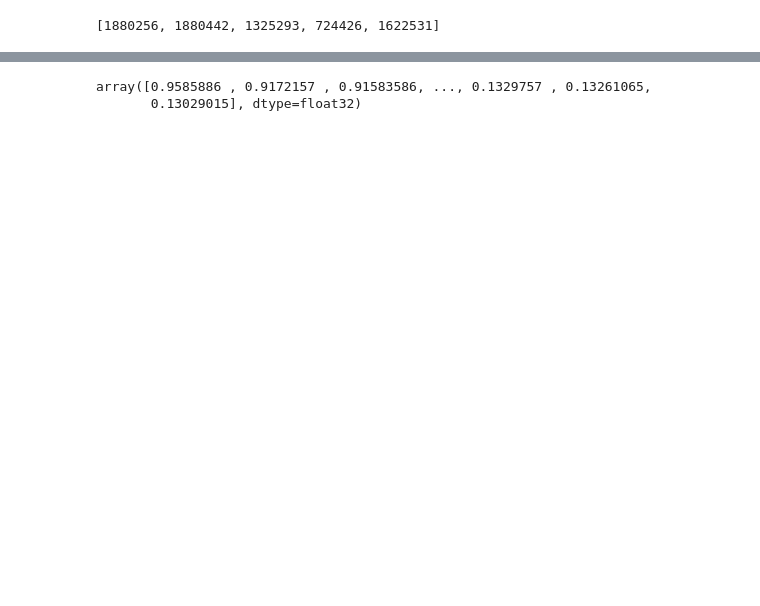
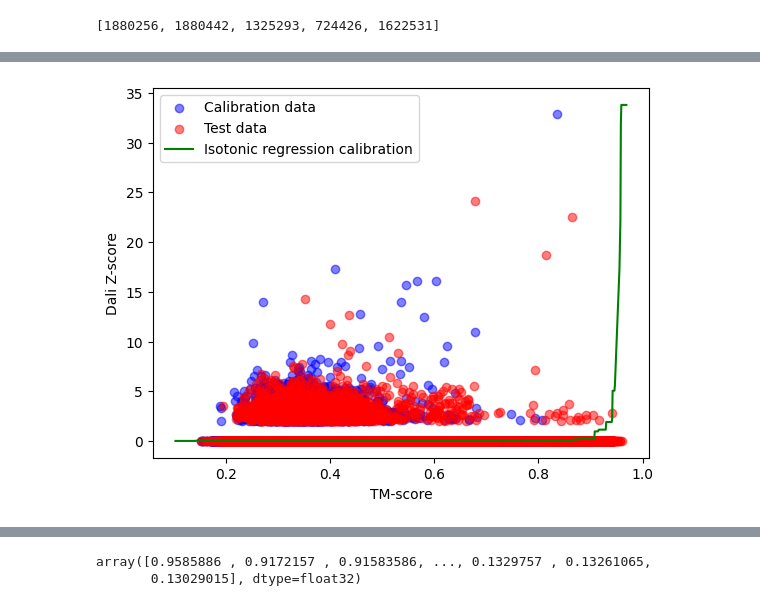
Before and after one commit to ronboger/conformal-protein-retrieval, a Jupyter notebook: afdb/analyze_afdb_tm_vec.ipynb, the cells around one changed output, grey strips where cells are left out. Cells and saved outputs as stored; diff of their text form; code cells hidden in the pictures; blank space fills up the shorter version.

```diff
--- a/afdb/analyze_afdb_tm_vec.ipynb
+++ b/afdb/analyze_afdb_tm_vec.ipynb
@@ -171,0 +301,32 @@ for i in range(2): # I.shape[0]):
+# %%
+# plot isotonic regression results
+# plt.figure(figsize=(10, 10))
+# grab 10000 random samples for plotting
+
+idx = np.random.choice(X_cal.flatten().shape[0], 100000)
+# X_cal, y_cal = X_cal[idx], y_cal[idx]
+# idx = np.random.choice(X_test.shape[0], 10000)
+# X_test, y_test = X_test[idx], y_test[idx]
+# y_cal_iso = y_cal_iso[idx]
+# y_test_iso = y_test_iso[idx]
+
+plt.scatter(X_cal.flatten()[idx], y_cal.flatten()[idx], color='blue', alpha=.5, label='Calibration data')
+plt.scatter(X_test.flatten()[idx], y_test.flatten()[idx], color='red', alpha=.5, label='Test data')
+# plt.scatter(X_cal.flatten()[idx], y_cal_iso[idx], color='blue', alpha=.5, label='Isotonic regression calibration', marker='s', s=50)
+# plt.scatter(X_test.flatten()[idx], y_test_iso[idx], color='red', alpha=.5, label='Isotonic regression test', marker='s', s=50)
+# plt.plot(X_cal.flatten()[idx], y_cal_iso[idx], color='blue', label='Isotonic regression calibration')
+plt.plot(x_test_iso, phats, color='green', label='Isotonic regression calibration')
+# plt.plot(X_test.flatten()[idx], y_test_iso[idx], color='red', label='Isotonic regression test')
+
+# plt.scatter(X_cal.flatten()[idx], y_cal.flatten()[idx], color='blue', alpha=.5, label='Calibration data')
+# plt.scatter(X_test.flatten()[idx], y_test.flatten()[idx], color='red', alpha=.5, label='Test data')
+# plt.scatter(X_cal.flatten()[idx], y_cal_iso[idx], color='blue', alpha=.5, label='Isotonic regression calibration')
+# plt.scatter(X_test.flatten()[idx], y_test_iso[idx], color='red', alpha=.5, label='Isotonic regression test')
+
+
+plt.xlabel('TM-score')
+plt.ylabel('Dali Z-score')
+plt.legend()
+plt.show()
+# %% [output]
+[figure, added]
```
Also changed, not shown: parts of 40 cells of this notebook, 1 other file.
